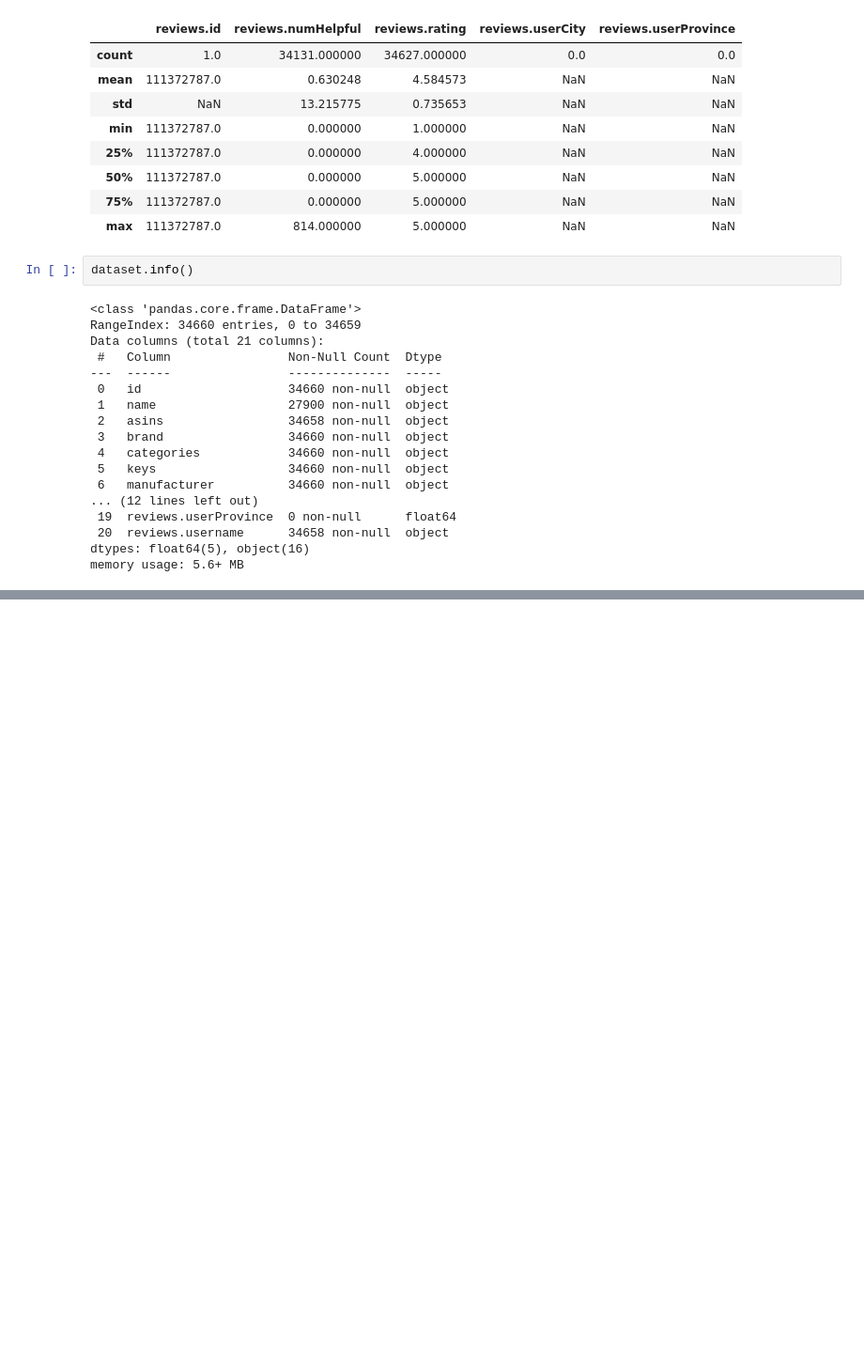
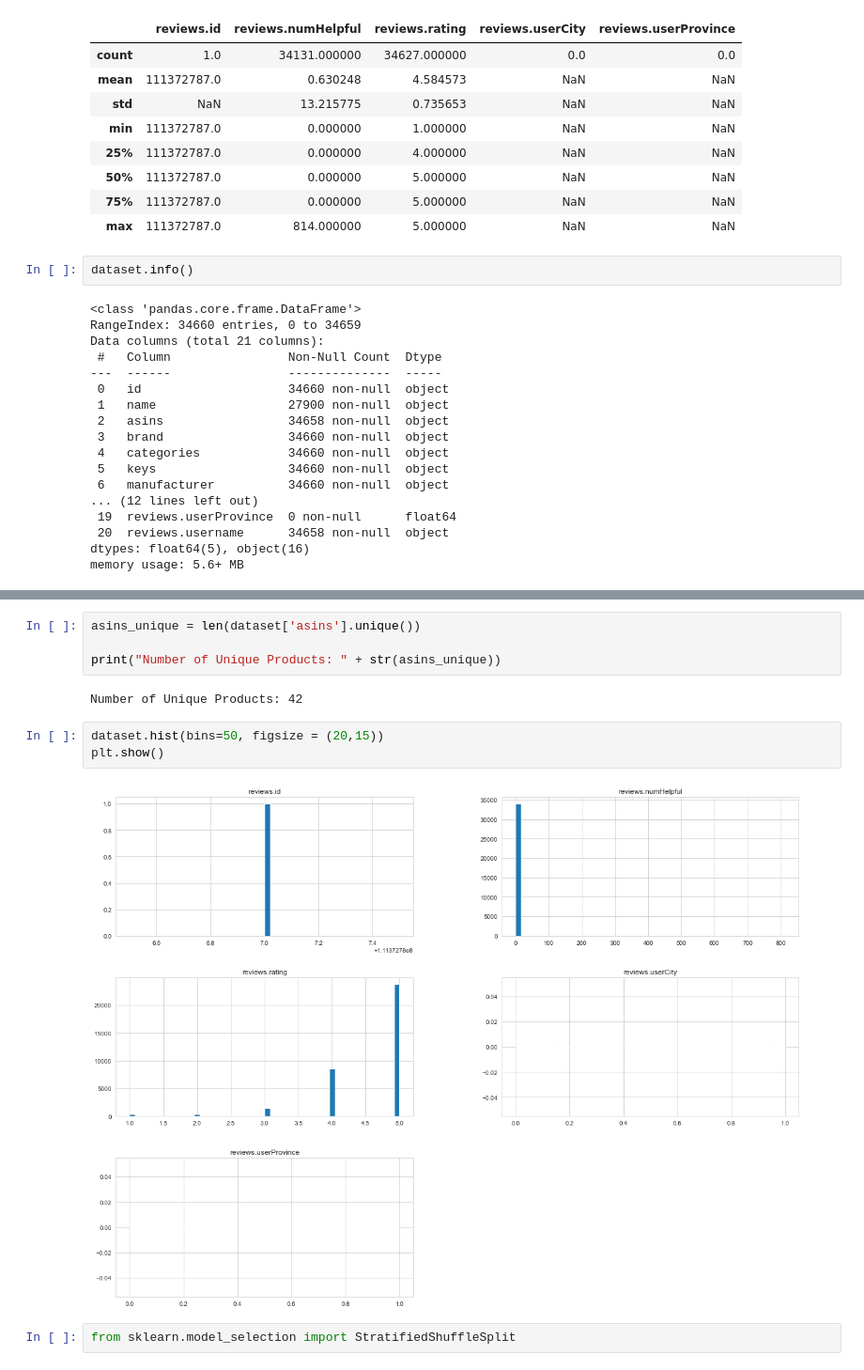
Before and after one commit to simgemulla/product-review-sentiment-analysis, a Jupyter notebook: product_review_analysis.ipynb, the cells around one changed output, grey strips where cells are left out. Shown: that part at 94% size. Cells and saved outputs as stored; diff of their text form; blank space fills up the shorter version.

Commit message:
dataset analysis added
dataset analysis added

```diff
--- a/product_review_analysis.ipynb
+++ b/product_review_analysis.ipynb
@@ -82,0 +97,13 @@ memory usage: 5.6+ MB
+# %%
+asins_unique = len(dataset['asins'].unique())
+
+print("Number of Unique Products: " + str(asins_unique))
+# %% [output]
+Number of Unique Products: 42
+# %%
+dataset.hist(bins=50, figsize = (20,15))
+plt.show()
+# %% [output]
+[figure, added]
+# %%
+from sklearn.model_selection import StratifiedShuffleSplit
```
Also changed, not shown: parts of 9 cells of this notebook.
